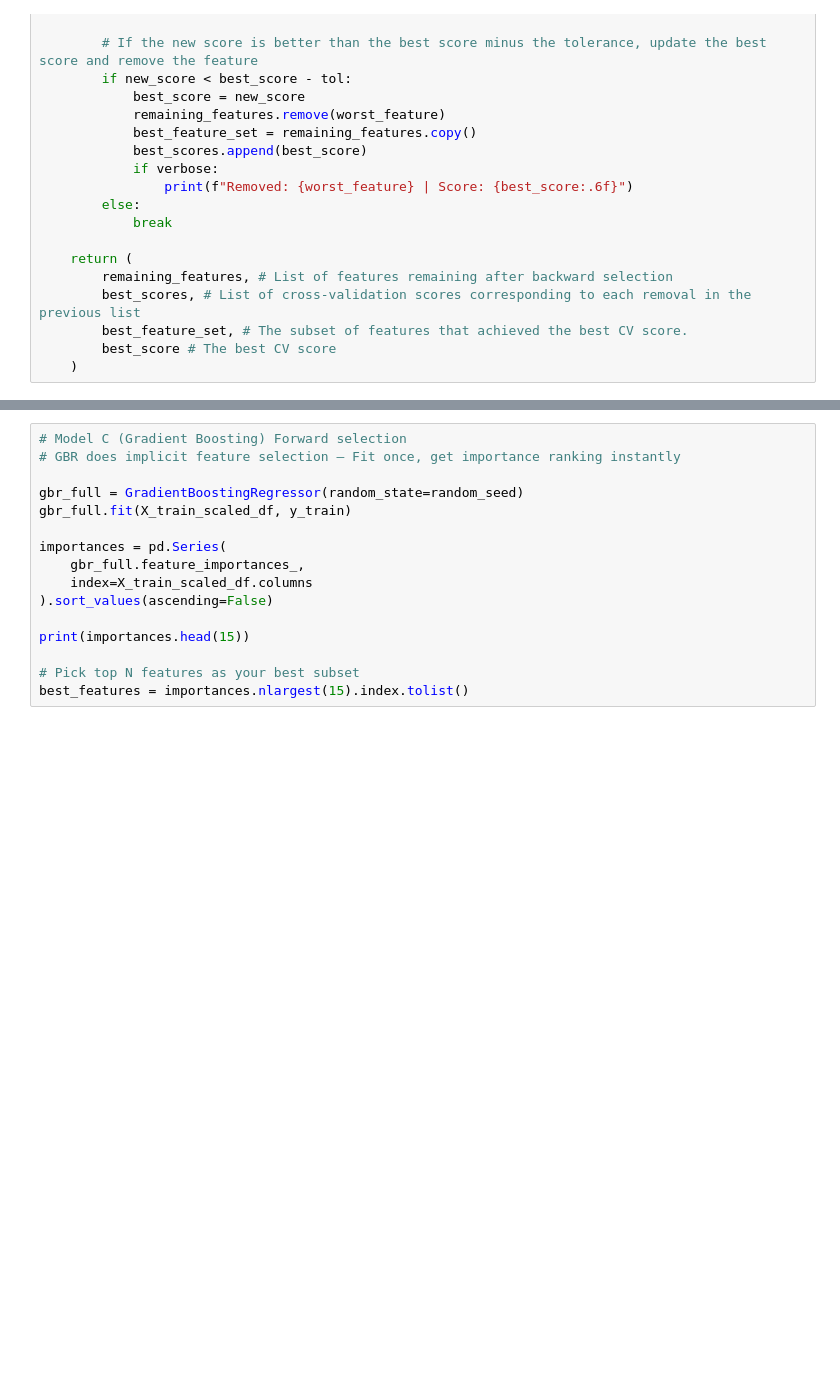
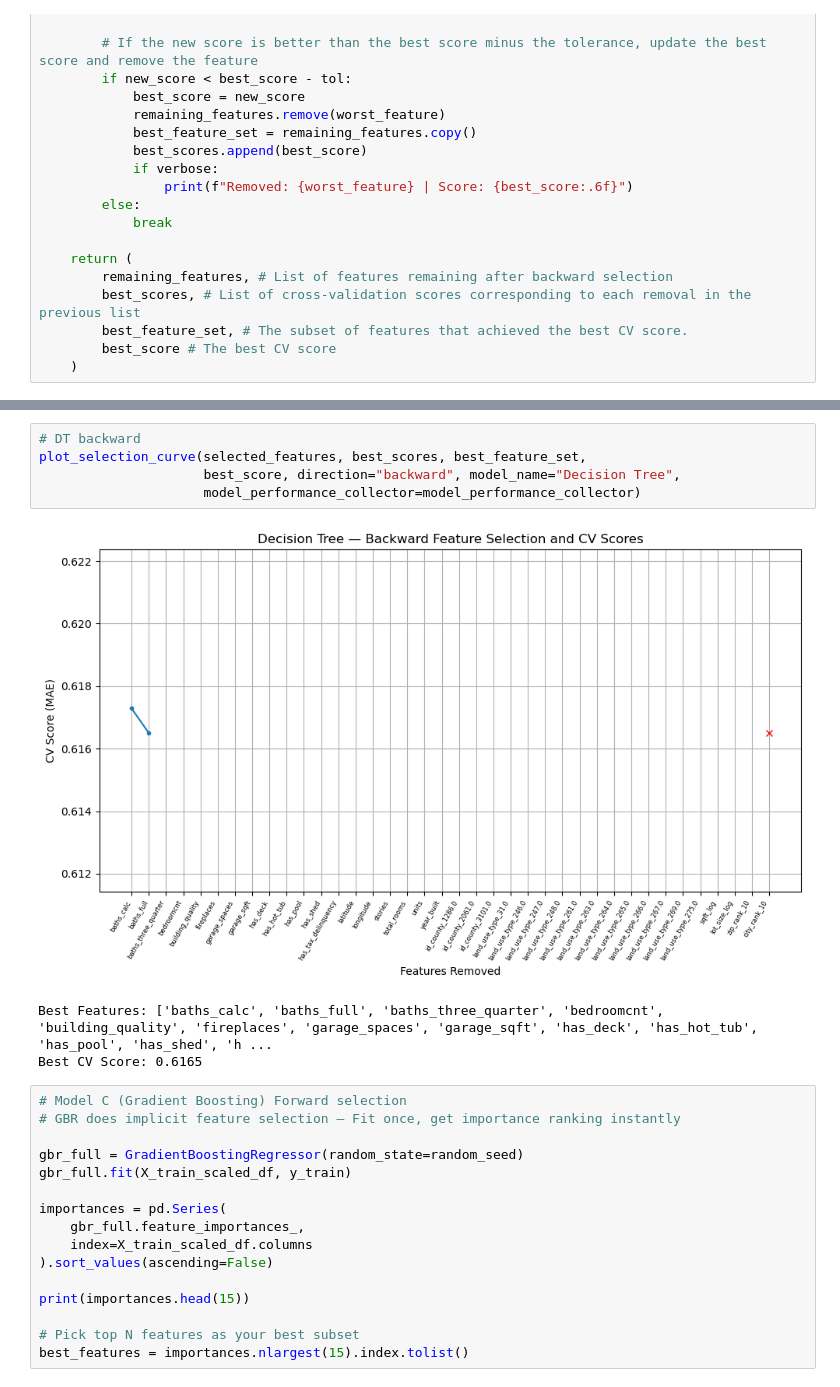
Before and after one commit to kumargaurav-bu-edu/bu_shared_projects, a Jupyter notebook: milestone_2/Milestone_02.ipynb, the cells around one changed output, grey strips where cells are left out. Drawn from its saved outputs; the diff is of its cells as text; blank space fills up the shorter version.

```diff
--- a/milestone_2/Milestone_02.ipynb
+++ b/milestone_2/Milestone_02.ipynb
@@ -734,6 +809,15 @@ print(f"CV score (MAE): {np.sqrt(best_score):.4f}")
 Removed: land_use_type_260.0 | Score: 0.616504
 Best feature set: ['baths_calc', 'baths_full', 'baths_three_quarter', 'bedroomcnt', 'building_quality', 'fireplaces', 'garage_spaces', 'garage_sqft', 'has_deck', 'has_hot_tub', 'has_pool', 'has_shed', ...
 CV score (MAE): 0.7852
+# %%
+# DT backward
+plot_selection_curve(selected_features, best_scores, best_feature_set,
+                     best_score, direction="backward", model_name="Decision Tree",
+                     model_performance_collector=model_performance_collector)
+# %% [output]
+[figure, added]
+Best Features: ['baths_calc', 'baths_full', 'baths_three_quarter', 'bedroomcnt', 'building_quality', 'fireplaces', 'garage_spaces', 'garage_sqft', 'has_deck', 'has_hot_tub', 'has_pool', 'has_shed', 'h ...
+Best CV Score: 0.6165
 # %%
 # Model C (Gradient Boosting) Forward selection
 # GBR does implicit feature selection — Fit once, get importance ranking instantly
```
Also changed, not shown: parts of 35 cells of this notebook.
